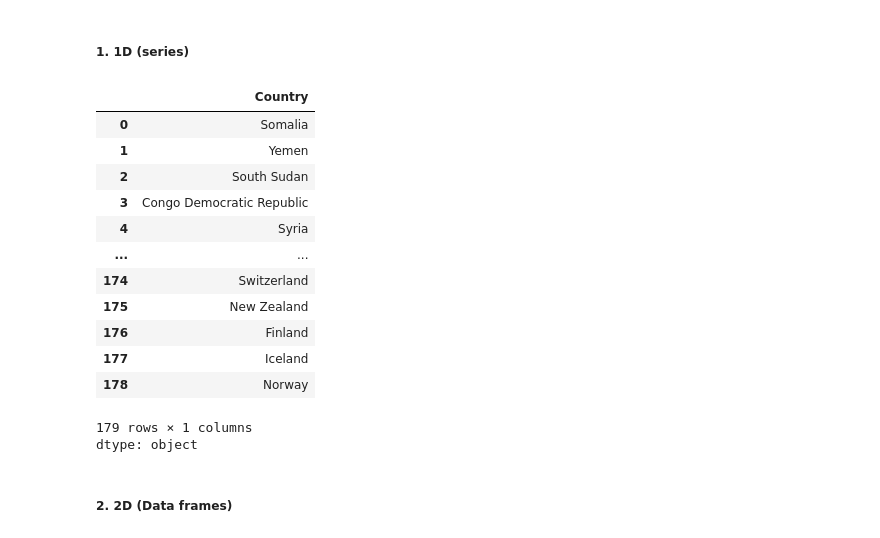
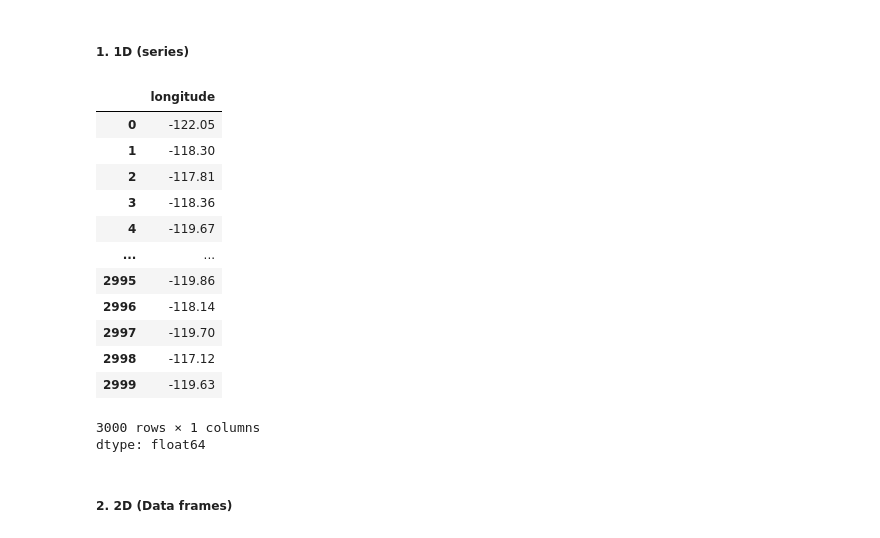
Before and after one commit to MohdAffan27/AI-Learning-Journey, a Jupyter notebook: 03_PANDAS/PandasTutorial.ipynb, the cells around one changed output. Saved outputs shown, nothing was run; the diff lists cells and outputs as text; code cells hidden in the pictures.

```diff
--- a/03_PANDAS/PandasTutorial.ipynb
+++ b/03_PANDAS/PandasTutorial.ipynb
@@ -50,7 +50,7 @@ Pandas provides essential operations for working with structured data efficientl
 
           This operation reads data from files such as CSV, Excel or JSON into a DataFrame.
 # %%
-df = pd.read_excel("/content/sample_data/FSI-2023-DOWNLOAD.xlsx")
+df = pd.read_csv("/content/sample_data/california_housing_test.csv")
 # %%
 df
 # %% [output]
@@ -134,21 +133,21 @@ df.tail()
 # %% [markdown]
 ##### 1. 1D (series)
 # %%
-df["Country"] #1D (series)
+df["longitude"] #1D (series)
 # %% [output]
-|  | Country |
-| 0 | Somalia |
-| 1 | Yemen |
-| 2 | South Sudan |
-| 3 | Congo Democratic Republic |
-| 4 | Syria |
+|  | longitude |
+| 0 | -122.05 |
+| 1 | -118.30 |
+| 2 | -117.81 |
+| 3 | -118.36 |
+| 4 | -119.67 |
 | ... | ... |
-| 174 | Switzerland |
-| 175 | New Zealand |
-| 176 | Finland |
-| 177 | Iceland |
-| 178 | Norway |
+| 2995 | -119.86 |
+| 2996 | -118.14 |
+| 2997 | -119.70 |
+| 2998 | -117.12 |
+| 2999 | -119.63 |
-179 rows × 1 columns
-dtype: object
+3000 rows × 1 columns
+dtype: float64
 # %% [markdown]
 ##### 2. 2D (Data frames)
```
Also changed, not shown: parts of 22 cells of this notebook.
